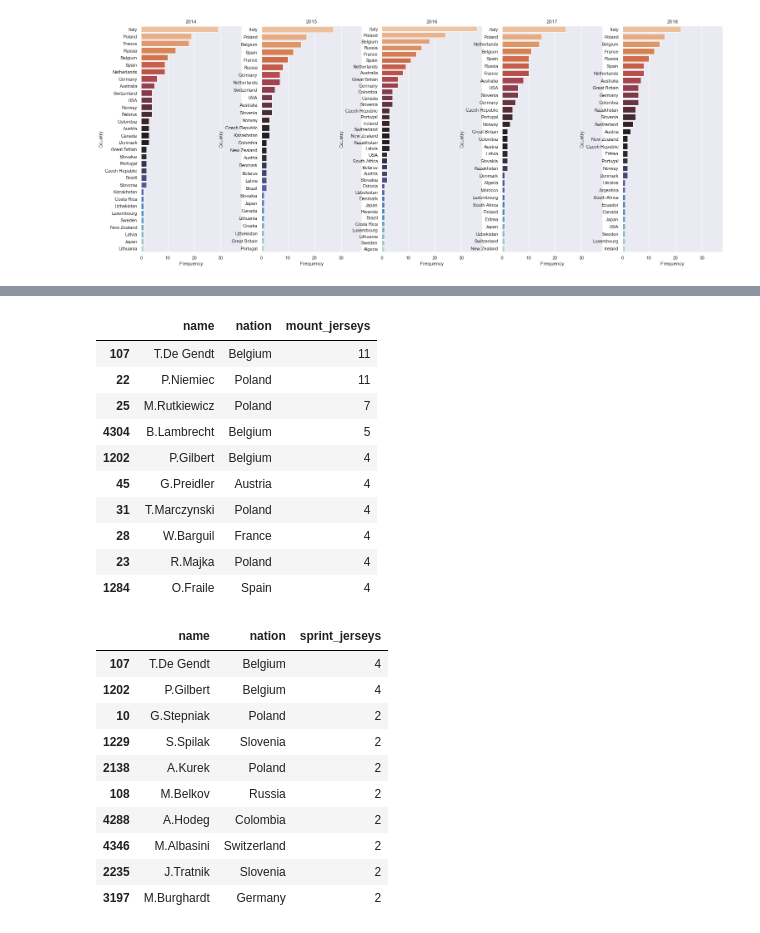
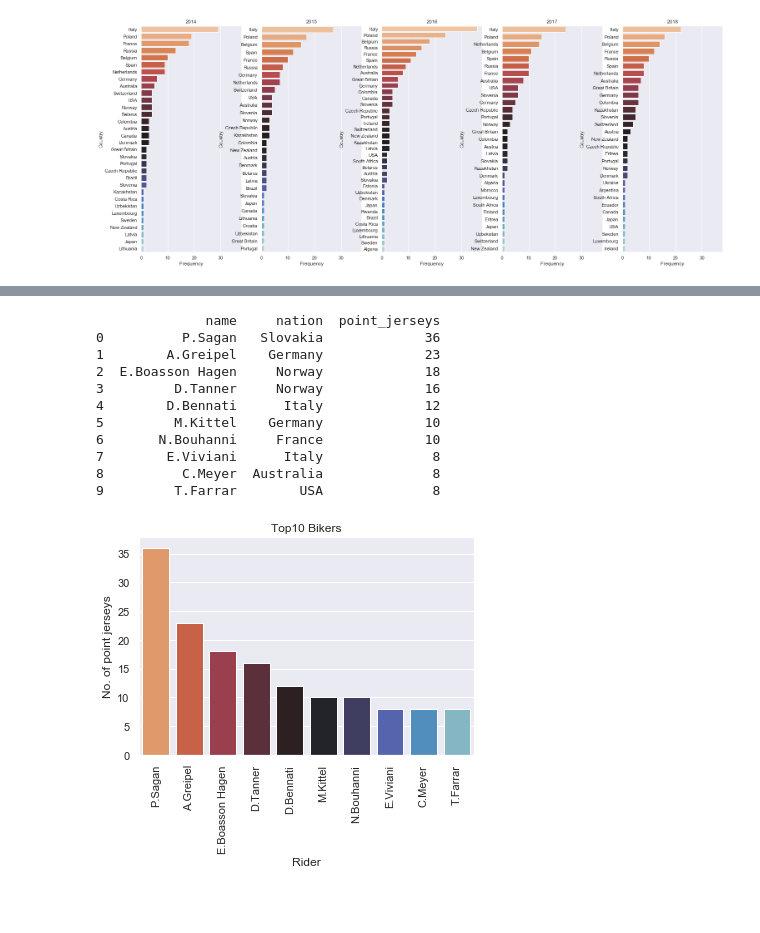
Before and after one commit to norbertstrzelecki/tour_de_pologne_top10, a Jupyter notebook: tdp_2_3_data_statistics_visualization.ipynb, the cells around one changed output, grey strips where cells are left out. Cells and saved outputs as stored; diff of their text form; code cells hidden in the pictures; blank space fills up the shorter version.

```diff
--- a/tdp_2_3_data_statistics_visualization.ipynb
+++ b/tdp_2_3_data_statistics_visualization.ipynb
@@ -157,30 +142,31 @@ biker_class[['name','nation','point_jerseys']].drop_duplicates().sort_values('po
-# %%
-# Top10 mountainers
-biker_class[['name','nation','mount_jerseys']].drop_duplicates().sort_values('mount_jerseys', ascending=False).head(10)
-# %% [output]
-|  | name | nation | mount_jerseys |
-| 107 | T.De Gendt | Belgium | 11 |
-| 22 | P.Niemiec | Poland | 11 |
-| 25 | M.Rutkiewicz | Poland | 7 |
-| 4304 | B.Lambrecht | Belgium | 5 |
-| 1202 | P.Gilbert | Belgium | 4 |
-| 45 | G.Preidler | Austria | 4 |
-| 31 | T.Marczynski | Poland | 4 |
-| 28 | W.Barguil | France | 4 |
-| 23 | R.Majka | Poland | 4 |
-| 1284 | O.Fraile | Spain | 4 |
-# %%
-# Top10 sprinters
-biker_class[['name','nation','sprint_jerseys']].drop_duplicates().sort_values('sprint_jerseys', ascending=False).head(10)
-# %% [output]
-|  | name | nation | sprint_jerseys |
-| 107 | T.De Gendt | Belgium | 4 |
-| 1202 | P.Gilbert | Belgium | 4 |
-| 10 | G.Stepniak | Poland | 2 |
-| 1229 | S.Spilak | Slovenia | 2 |
-| 2138 | A.Kurek | Poland | 2 |
-| 108 | M.Belkov | Russia | 2 |
-| 4288 | A.Hodeg | Colombia | 2 |
-| 4346 | M.Albasini | Switzerland | 2 |
-| 2235 | J.Tratnik | Slovenia | 2 |
-| 3197 | M.Burghardt | Germany | 2 |
+# %%
+def top10_jerseys_barplot(jersey_type, title):
+    # Printing table
+    print(biker_class[['name','nation',str(jersey_type)+'_jerseys']].drop_duplicates()\
+          .sort_values(str(jersey_type)+'_jerseys',ascending=False).head(10).reset_index(drop=True))
+    # Ploting barplot
+    sns.barplot(x='name',
+                y=str(jersey_type)+'_jerseys', data=biker_class[['name','nation',str(jersey_type)+'_jerseys']]\
+                  .drop_duplicates().sort_values(str(jersey_type)+'_jerseys', ascending=False).head(10),
+                palette="icefire_r")
+    plt.xticks(rotation=90)
+    plt.ylabel('No. of {} jerseys'.format(str(jersey_type)))
+    plt.xlabel('Rider')
+    plt.title('Top10 '+str(title))
+    plt.show()
+# %%
+# Top10 bikers
+top10_jerseys_barplot('point', 'Bikers')
+# %% [output]
+              name     nation  point_jerseys
+0          P.Sagan   Slovakia             36
+1        A.Greipel    Germany             23
+2  E.Boasson Hagen     Norway             18
+3         D.Tanner     Norway             16
+4        D.Bennati      Italy             12
+5         M.Kittel    Germany             10
+6       N.Bouhanni     France             10
+7        E.Viviani      Italy              8
+8          C.Meyer  Australia              8
+9         T.Farrar        USA              8
+[figure, added]
```
Also changed, not shown: parts of 3 cells of this notebook.
